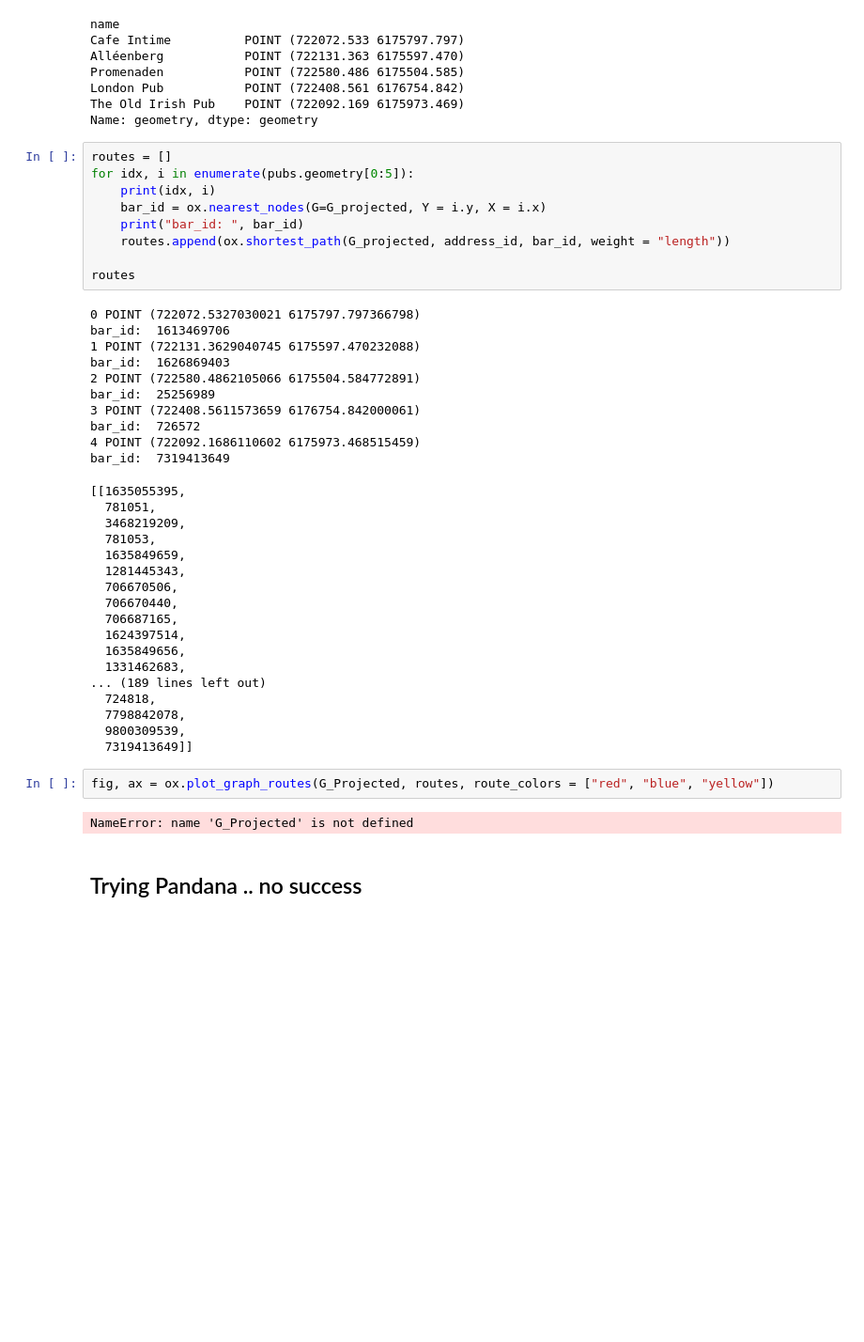
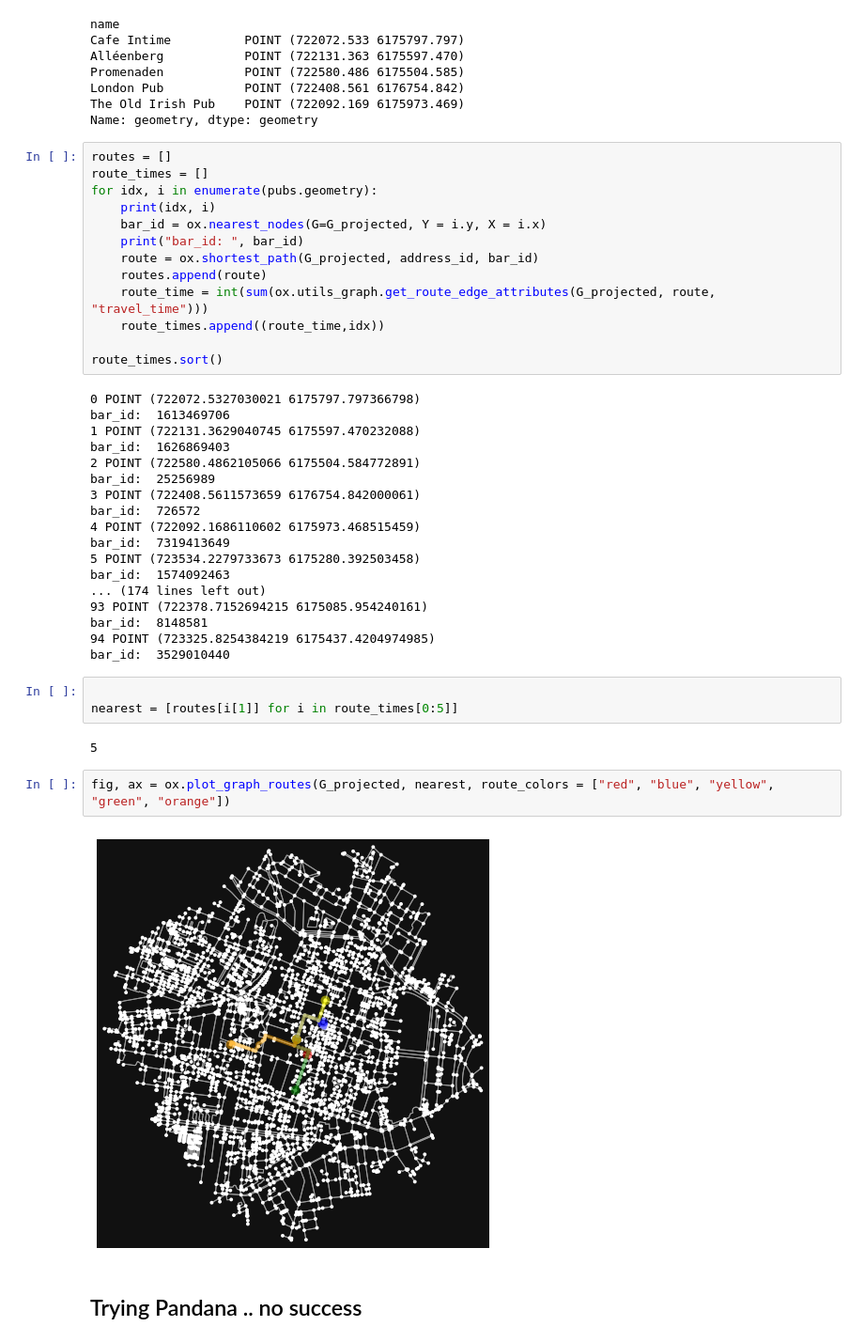
Before and after one commit to askovdal/pubQuest_exam, a Jupyter notebook: pubQuest.ipynb, the cells around one changed output. Shown at 94% size. Drawn from its saved outputs; the diff is of its cells as text; blank space fills up the shorter version.

```diff
--- a/pubQuest.ipynb
+++ b/pubQuest.ipynb
@@ -149,13 +172,17 @@ The Old Irish Pub    POINT (722092.169 6175973.469)
 Name: geometry, dtype: geometry
 # %%
 routes = []
-for idx, i in enumerate(pubs.geometry[0:5]):
+route_times = []
+for idx, i in enumerate(pubs.geometry):
     print(idx, i)
     bar_id = ox.nearest_nodes(G=G_projected, Y = i.y, X = i.x)
     print("bar_id: ", bar_id)
-    routes.append(ox.shortest_path(G_projected, address_id, bar_id, weight = "length"))
+    route = ox.shortest_path(G_projected, address_id, bar_id)
+    routes.append(route)
+    route_time = int(sum(ox.utils_graph.get_route_edge_attributes(G_projected, route, "travel_time")))
+    route_times.append((route_time,idx))
 
-routes
+route_times.sort()
 # %% [output]
 0 POINT (722072.5327030021 6175797.797366798)
 bar_id:  1613469706
@@ -167,27 +194,22 @@ bar_id:  25256989
 bar_id:  726572
 4 POINT (722092.1686110602 6175973.468515459)
 bar_id:  7319413649
+5 POINT (723534.2279733673 6175280.392503458)
+bar_id:  1574092463
+... (174 lines left out)
+93 POINT (722378.7152694215 6175085.954240161)
+bar_id:  8148581
+94 POINT (723325.8254384219 6175437.4204974985)
+bar_id:  3529010440
-[[1635055395,
-  781051,
-  3468219209,
-  781053,
-  1635849659,
-  1281445343,
-  706670506,
-  706670440,
-  706687165,
-  1624397514,
-  1635849656,
-  1331462683,
-... (189 lines left out)
-  724818,
-  7798842078,
-  9800309539,
-  7319413649]]
+# %%
+
+nearest = [routes[i[1]] for i in route_times[0:5]]
+# %% [output]
+5
 # %%
-fig, ax = ox.plot_graph_routes(G_Projected, routes, route_colors = ["red", "blue", "yellow"])
+fig, ax = ox.plot_graph_routes(G_projected, nearest, route_colors = ["red", "blue", "yellow", "green", "orange"])
 # %% [output]
-NameError: name 'G_Projected' is not defined
+[figure, added]
 # %% [markdown]
 ## Trying Pandana .. no success
 # %%
```
Also changed, not shown: parts of 4 cells of this notebook.
